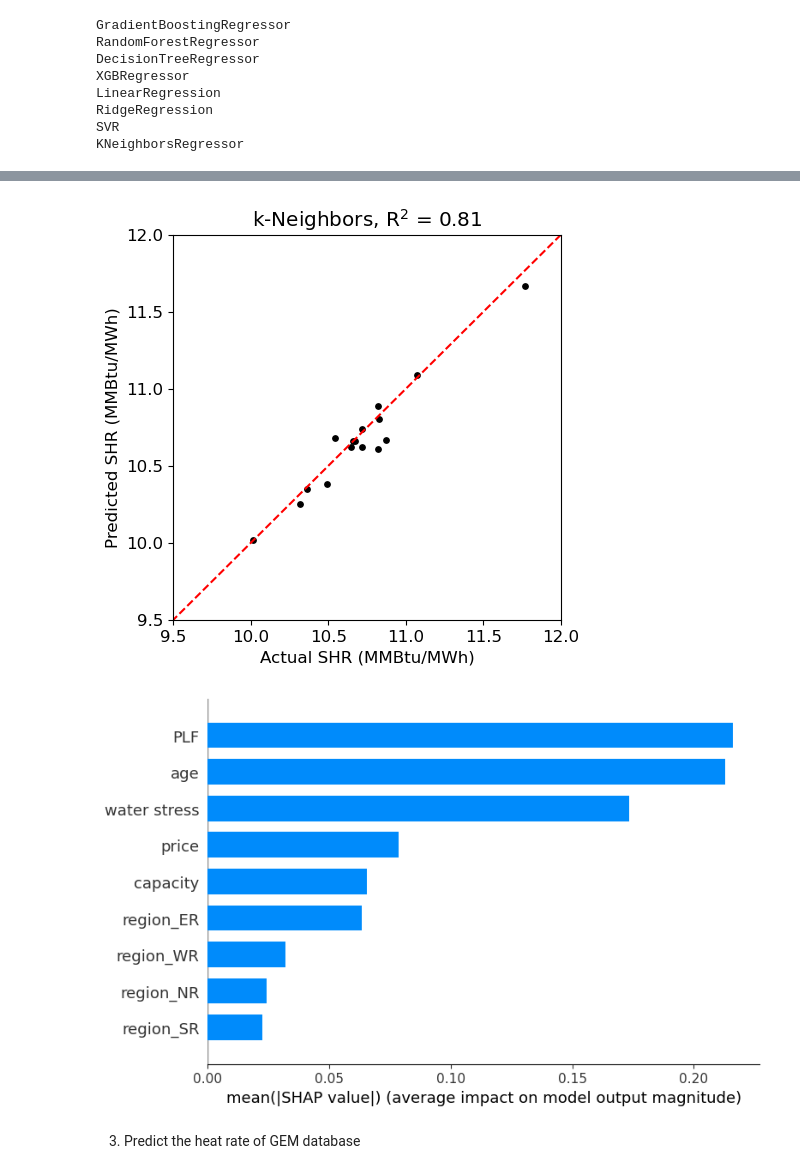
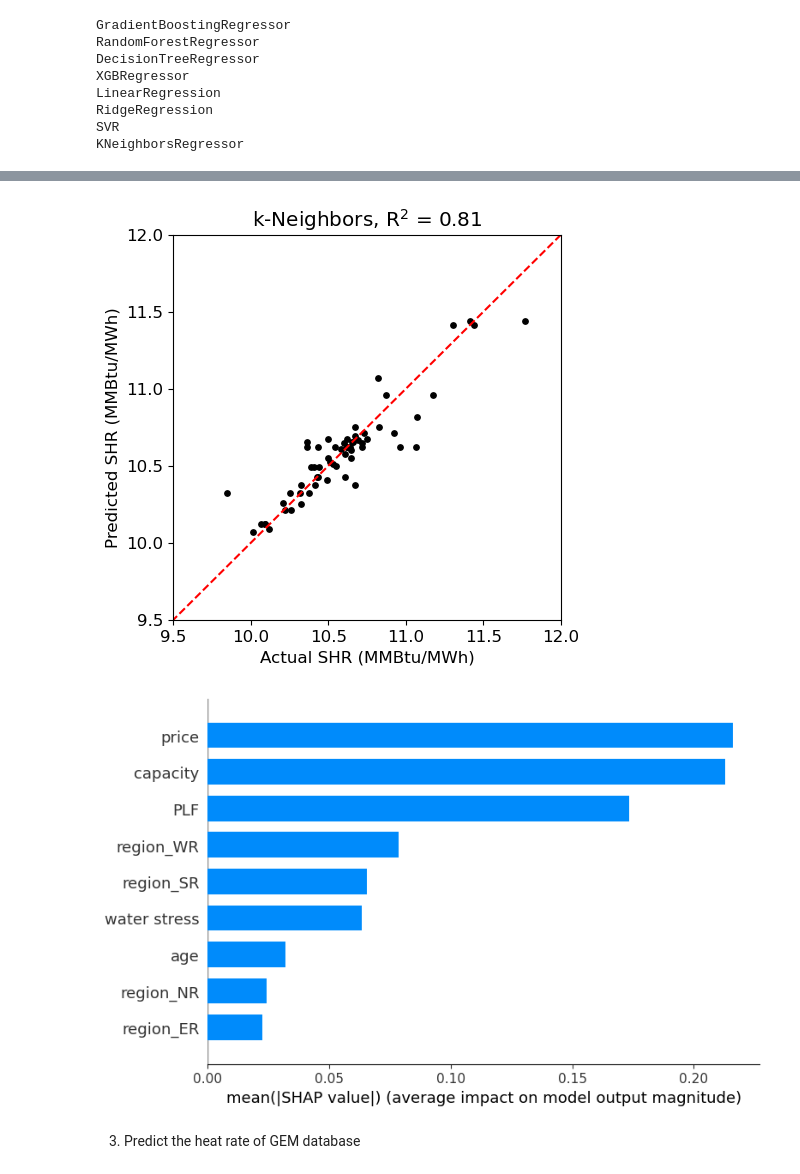
Before and after one commit to yifueve/India_SHR_dataset, a Jupyter notebook: run_models_supercritical.ipynb, the cells around one changed output, grey strips where cells are left out. Saved outputs shown, nothing was run; the diff lists cells and outputs as text; code cells hidden in the pictures.

Commit message:
Update the prediction results

```diff
--- a/run_models_supercritical.ipynb
+++ b/run_models_supercritical.ipynb
@@ -81,8 +76,8 @@ from sklearn.linear_model import Ridge
 # %%
 good_models = {
     'GradientBoostingRegressor': GradientBoostingRegressor(learning_rate=0.1, loss='absolute_error', max_depth=30, n_estimators=300),
-    'RandomForestRegressor': RandomForestRegressor(max_depth=None),
-    'DecisionTreeRegressor': DecisionTreeRegressor(max_depth=None),
+    'RandomForestRegressor': RandomForestRegressor(max_depth=None, min_samples_leaf=1, min_samples_split=2),
+    'DecisionTreeRegressor': DecisionTreeRegressor(max_depth=None, min_samples_leaf=1, min_samples_split=5),
     'XGBRegressor': XGBRegressor(learning_rate=0.1, max_depth=2, n_estimators=600),
     'LinearRegression': LinearRegression(),
     'RidgeRegression': Ridge(alpha=10),
@@ -149,6 +144,8 @@ plt.savefig('ML_training_plots/Model_comparison_super.png', bbox_inches='tight')
 # %%
 plt.rcParams.update({'font.size': 12})
 plt.figure(figsize=(10, 6))
+# sort the res_mean for test_mean_r2, from high to low
+res_mean = dict(sorted(res_mean.items(), key=lambda item: item[1]['test_mean_r2']))
 plt.barh(list(res_mean.keys()), [res_mean[name]['test_mean_r2'] for name in res_mean], color='orange')
 plt.axvline(x=0.9, linestyle='--', color='k')
 plt.xlim(0, 1)
@@ -159,19 +156,17 @@ plt.savefig('ML_training_plots/Model_comparison_R2_super.png', bbox_inches='tigh
 # %%
-
-good_models['KNeighborsRegressor'].fit(X_train, y_train)
-prediction = good_models['KNeighborsRegressor'].predict(X_test)
+y_pred = cross_val_predict(good_models['KNeighborsRegressor'], X_train, y_train, cv=kf)
 
 plt.figure(figsize=(5, 5))
-plt.scatter(prediction, y_test, s=15, color='black')
+plt.scatter(y_train, y_pred, s=15, color='black')
 plt.plot([9, 12], [9, 12], linestyle='--', color='red')
 plt.xlabel('Actual SHR (MMBtu/MWh)')
 plt.ylabel('Predicted SHR (MMBtu/MWh)')
 plt.title('k-Neighbors, '+'R$^2$ = '+str(np.round(max([res_mean[name]['test_mean_r2'] for name in res_mean]), 2)))
 plt.xlim([9.5, 12])
 plt.ylim([9.5, 12])
 plt.savefig('Parity_plots_supercritical.png', bbox_inches='tight')
 # %% [output]
-[figure, old version]
+[figure, new version]
 # %%
 import shap
 idx = 1
@@ -193,7 +188,7 @@ for name in sorted_model_names:
     plt.savefig('./SHAP_plot/'+str(name)+'_summary_supercritical.png')
     idx += 1
 # %% [output]
-[figure, old version]
+[figure, new version]
 # %% [markdown]
 3. Predict the heat rate of GEM database
 # %%
```
Also changed, not shown: parts of 6 cells of this notebook, 2 other files.
